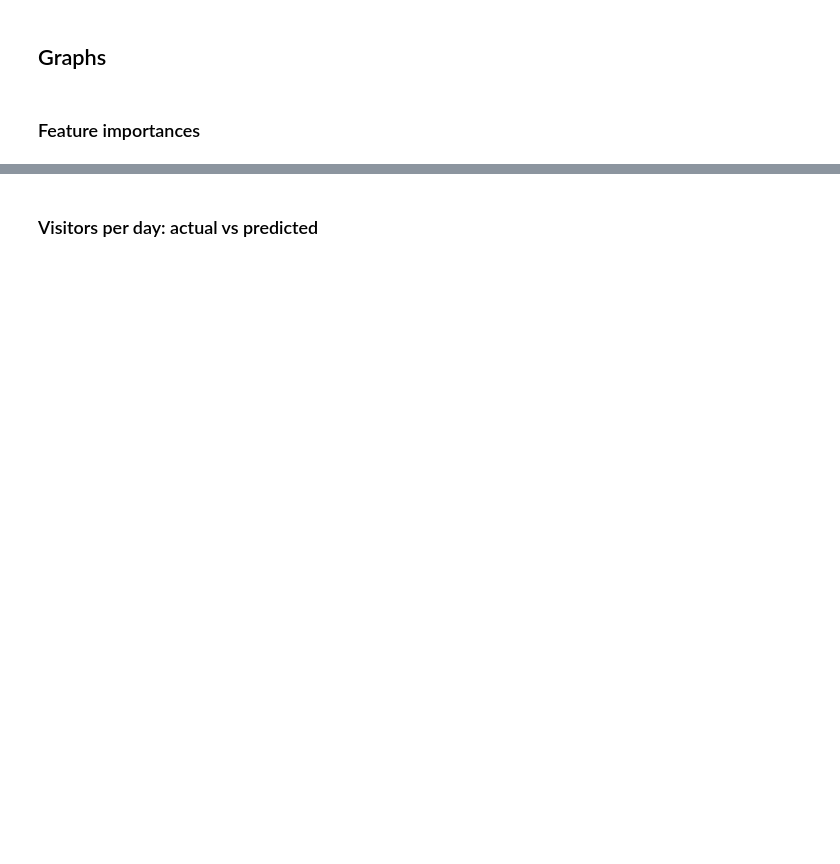
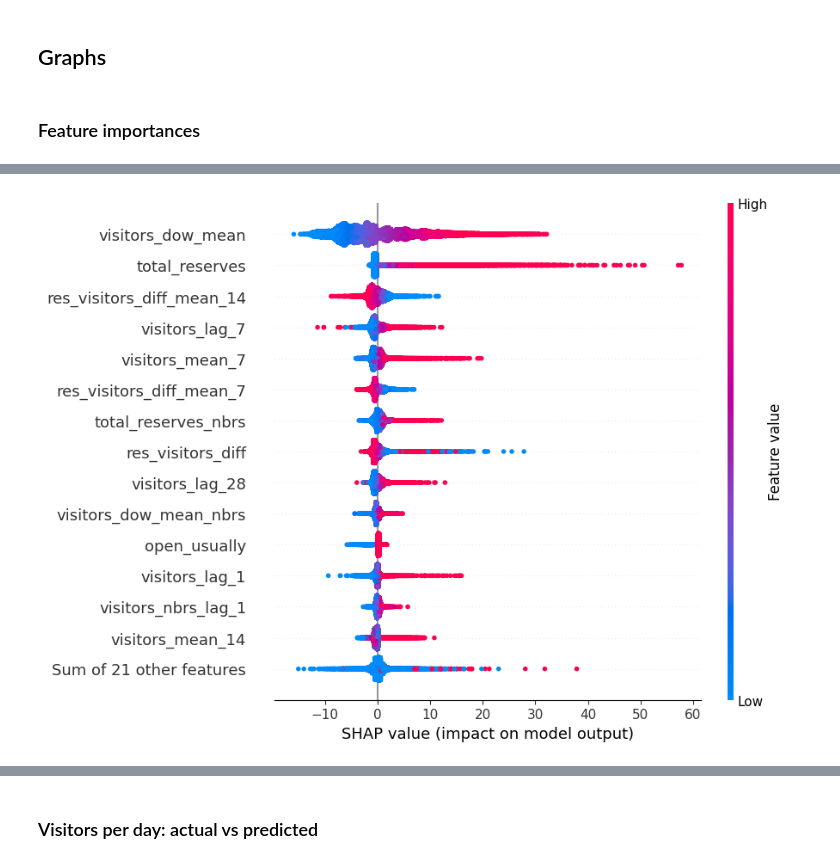
Before and after one commit to Lymuthien/mentoring_program, a Jupyter notebook: notebooks/4.0-model-training-lightgbm.ipynb, the cells around one changed output, grey strips where cells are left out. Cells and saved outputs as stored; diff of their text form; code cells hidden in the pictures; blank space fills up the shorter version.

Commit message:
Shown shapley values.

```diff
--- a/notebooks/4.0-model-training-lightgbm.ipynb
+++ b/notebooks/4.0-model-training-lightgbm.ipynb
@@ -170,0 +218,10 @@ plot_feature_importances(model, X.columns.drop(DROP_COLUMNS))
+# %%
+X_test_clean = model.named_steps["feature_dropper"].transform(X_test)
+lgbm = model.named_steps["model"]
+
+explainer = shap.Explainer(lgbm)
+shap_values = explainer(X_test_clean)
+# %%
+shap.plots.beeswarm(shap_values, max_display=15)
+# %% [output]
+[figure, added]
```
Also changed, not shown: parts of 15 cells of this notebook, 1 other file.
